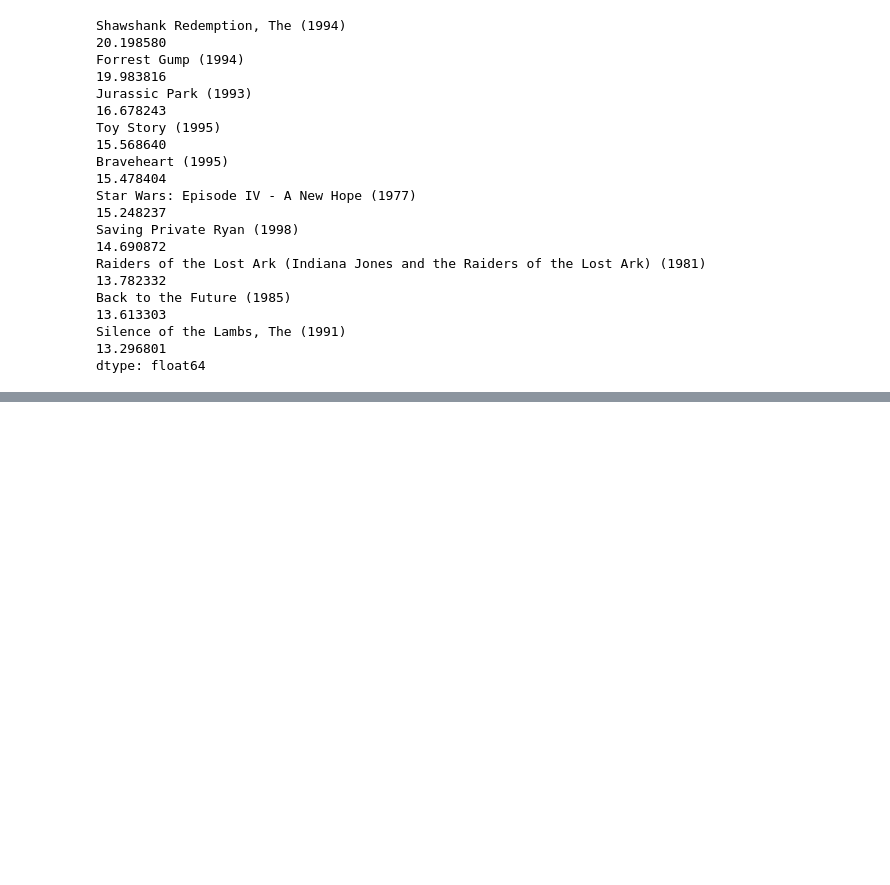
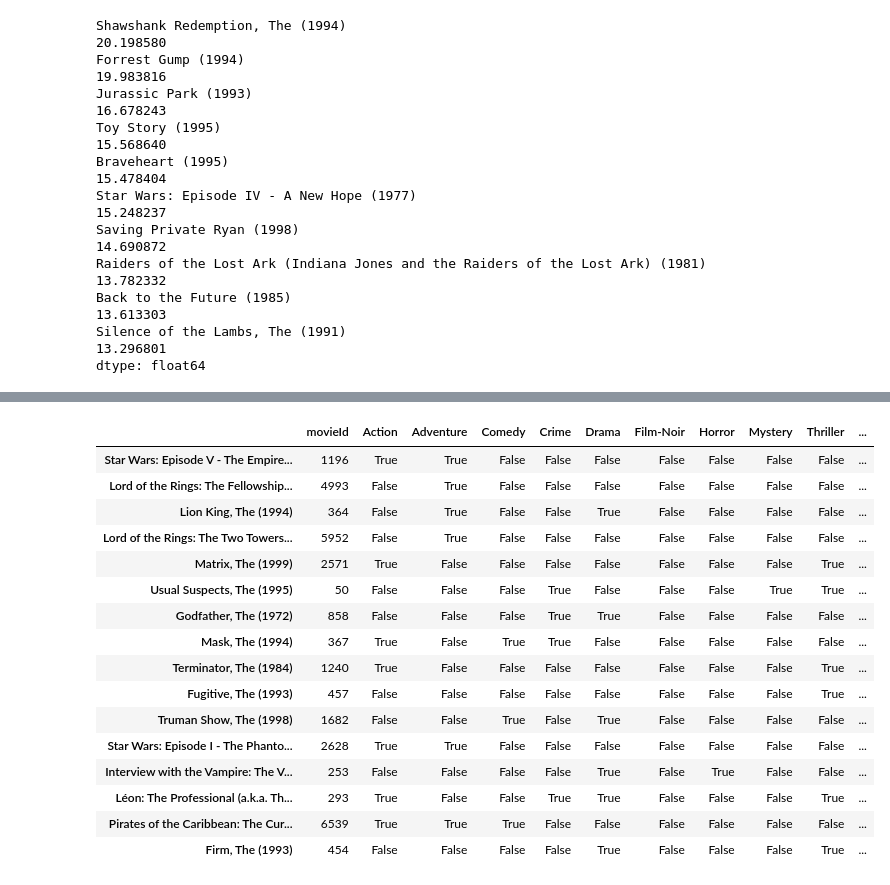
Before and after one commit to KuldeepSinh24/Movie-Recommendation-System, a Jupyter notebook: Recommender System.ipynb, the cells around one changed output, grey strips where cells are left out. Saved outputs shown, nothing was run; the diff lists cells and outputs as text; code cells hidden in the pictures; blank space fills up the shorter version.

```diff
--- a/Recommender System.ipynb
+++ b/Recommender System.ipynb
@@ -386,0 +579,20 @@ filteredSims.head(10)
+# %%
+search('The')
+# %% [output]
+|  | movieId | Action | Adventure | Comedy | Crime | Drama | Film-Noir | Horror | Mystery | Thriller | ... |
+| Star Wars: Episode V - The Empire... | 1196 | True | True | False | False | False | False | False | False | False | ... |
+| Lord of the Rings: The Fellowship... | 4993 | False | True | False | False | False | False | False | False | False | ... |
+| Lion King, The (1994) | 364 | False | True | False | False | True | False | False | False | False | ... |
+| Lord of the Rings: The Two Towers... | 5952 | False | True | False | False | False | False | False | False | False | ... |
+| Matrix, The (1999) | 2571 | True | False | False | False | False | False | False | False | True | ... |
+| Usual Suspects, The (1995) | 50 | False | False | False | True | False | False | False | True | True | ... |
+| Godfather, The (1972) | 858 | False | False | False | True | True | False | False | False | False | ... |
+| Mask, The (1994) | 367 | True | False | True | True | False | False | False | False | False | ... |
+| Terminator, The (1984) | 1240 | True | False | False | False | False | False | False | False | True | ... |
+| Fugitive, The (1993) | 457 | False | False | False | False | False | False | False | False | True | ... |
+| Truman Show, The (1998) | 1682 | False | False | True | False | True | False | False | False | False | ... |
+| Star Wars: Episode I - The Phanto... | 2628 | True | True | False | False | False | False | False | False | False | ... |
+| Interview with the Vampire: The V... | 253 | False | False | False | False | True | False | True | False | False | ... |
+| Léon: The Professional (a.k.a. Th... | 293 | True | False | False | True | True | False | False | False | True | ... |
+| Pirates of the Caribbean: The Cur... | 6539 | True | True | True | False | False | False | False | False | False | ... |
+| Firm, The (1993) | 454 | False | False | False | False | True | False | False | False | True | ... |
```
Also changed, not shown: parts of 18 cells of this notebook, 1 other file.
